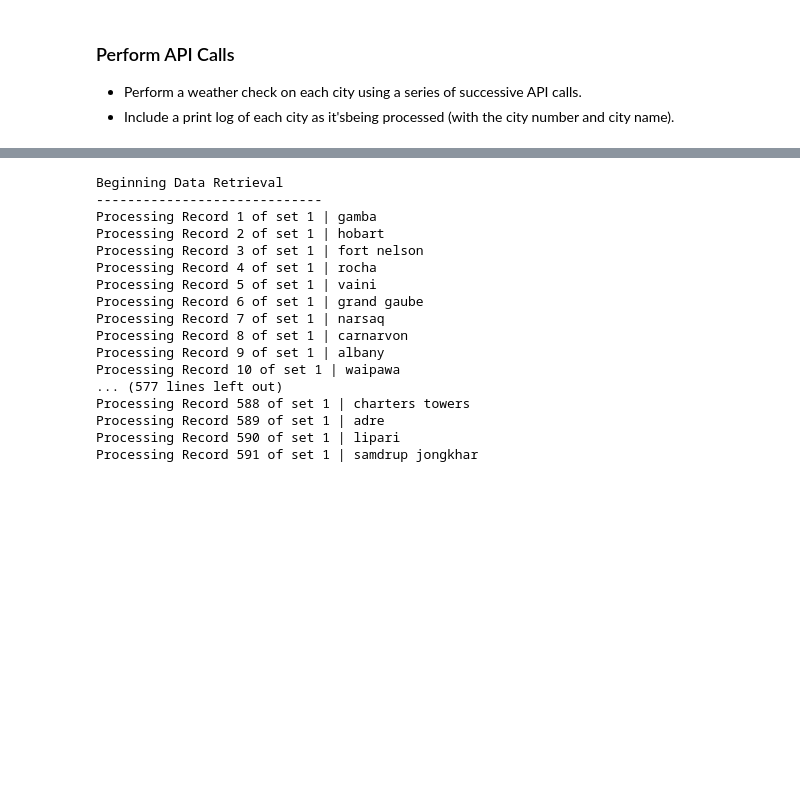
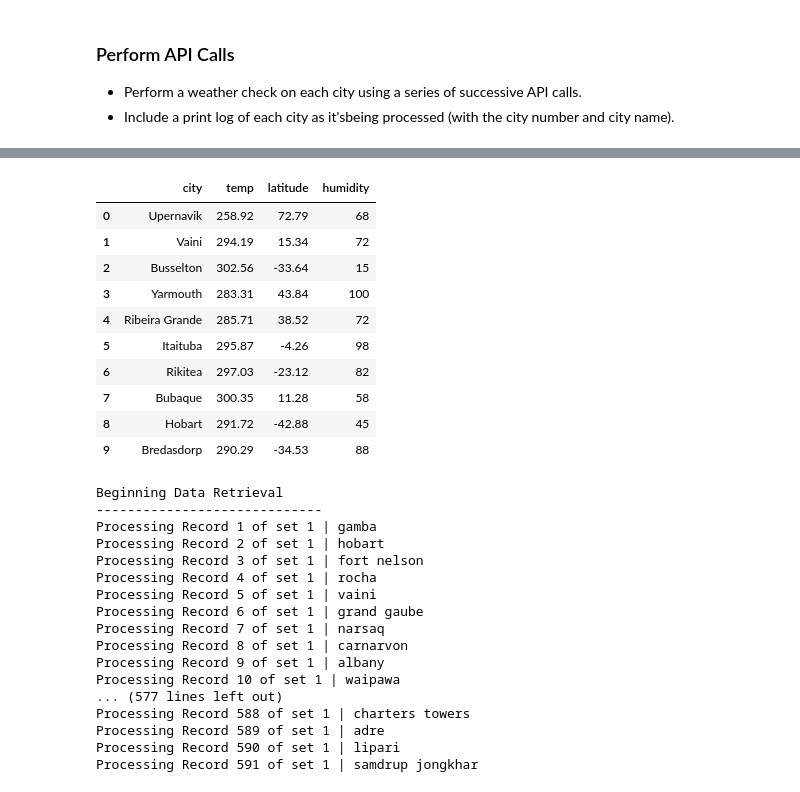
Before and after one commit to umadjoe440/python-api-challenge, a Jupyter notebook: WeatherPy/WeatherPy.ipynb, the cells around one changed output, grey strips where cells are left out. Drawn from its saved outputs; the diff is of its cells as text; code cells hidden in the pictures; blank space fills up the shorter version.

```diff
--- a/WeatherPy/WeatherPy.ipynb
+++ b/WeatherPy/WeatherPy.ipynb
@@ -55,0 +70,33 @@ len(cities)
+# %%
+url = "http://api.openweathermap.org/data/2.5/weather?"
+city_list = []
+cloud_list[]
+country_list[]
+date_list[]
+humid_list = []
+lat_list = []
+long_list = []
+temp_max_list = []
+wind_speeds = []
+
+# Loop to iterate through cities
+# build query url with current city
+# get response and append data to lists
+
+for c in city_slice:
+    query_url = url + "appid=" + api_key + "&q=" + c
+    weather_response = requests.get(query_url)
+    weather_json = weather_response.json()
+    #load up the lists for the data frame
+    city_list.append(weather_json['name'])
+    cloud_list.append(weather_json['clouds']['all'])
+    country_list.append(weather_json['sys']['country'])
+    date_list.append(weather_json['dt'])
+    humid_list.append(weather_json['main']['humidity'])
+    lat_list.append(weather_json['coord']['lat'])
+    long_list.append(weather_json['coord']['lon'])
+    temp_max_list.append(weather_json['main']['temp_max'])
+    wind_speeds.append(weather_json['wind']['speed'])
+
+#city_list
+latitudes
@@ -56,3 +122,25 @@ len(cities)
+# %%
+weather_dict = {
+    "city": city_list,
+    "temp": temps,
+    "latitude": latitudes,
+    "humidity": humidities,
+    "wind_speed": wind_speeds
+}
+weather_data = pd.DataFrame(weather_dict)
+weather_data
+# %% [output]
+|  | city | temp | latitude | humidity |
+| 0 | Upernavik | 258.92 | 72.79 | 68 |
+| 1 | Vaini | 294.19 | 15.34 | 72 |
+| 2 | Busselton | 302.56 | -33.64 | 15 |
+| 3 | Yarmouth | 283.31 | 43.84 | 100 |
+| 4 | Ribeira Grande | 285.71 | 38.52 | 72 |
+| 5 | Itaituba | 295.87 | -4.26 | 98 |
+| 6 | Rikitea | 297.03 | -23.12 | 82 |
+| 7 | Bubaque | 300.35 | 11.28 | 58 |
+| 8 | Hobart | 291.72 | -42.88 | 45 |
+| 9 | Bredasdorp | 290.29 | -34.53 | 88 |
 # %%
 record_num = 1
 set_num = 1
```
Also changed, not shown: parts of 5 cells of this notebook, 1 other file.
